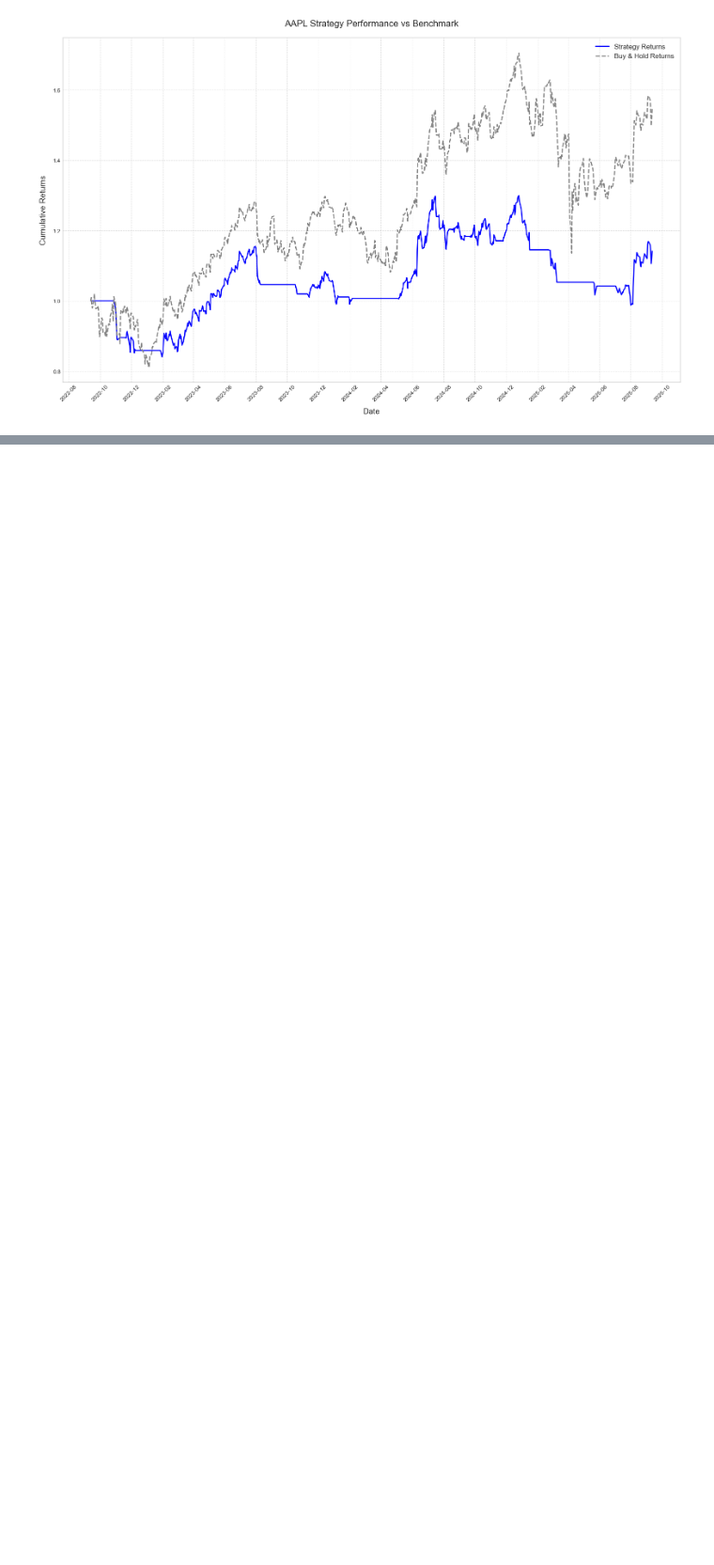
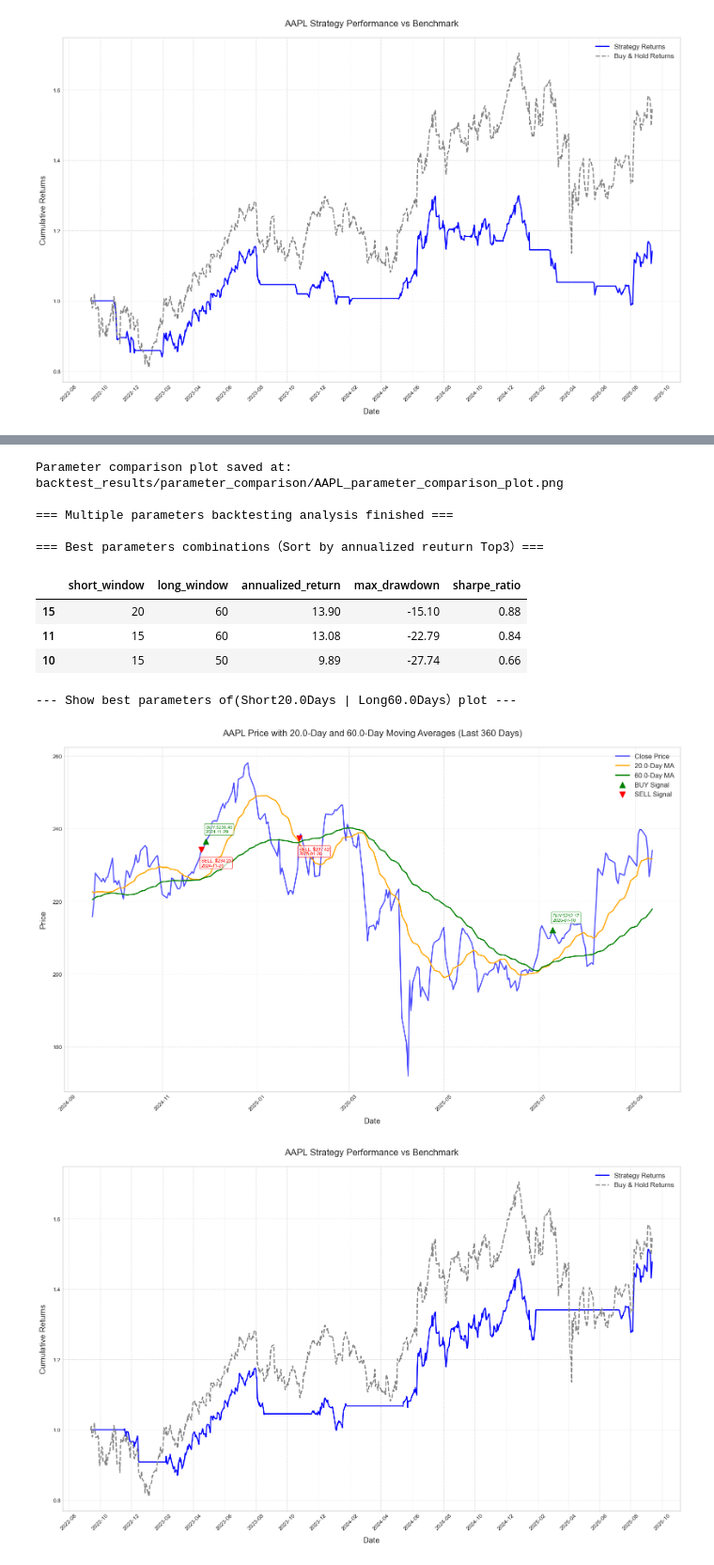
Before and after one commit to Alwyn-Tan/dma-strategy-backend, a Jupyter notebook: dma_strategy_test.ipynb, the cells around one changed output, grey strips where cells are left out. Shown at 94% size. Cells and saved outputs as stored; diff of their text form; code cells hidden in the pictures; blank space fills up the shorter version.

Commit message:
add: multiple parameter analysis

```diff
--- a/dma_strategy_test.ipynb
+++ b/dma_strategy_test.ipynb
@@ -132,8 +132,8 @@ def fetch_stock_data_YH(symbol, start_date=None, end_date=None, period='max',sav
 def calculate_moving_averages(df, short_window=5, long_window=20):
     data = df.copy()
 
-    data['ma_short'] = data['close'].rolling(window=short_window, min_periods=1).mean()
-    data['ma_long'] = data['close'].rolling(window=long_window, min_periods=1).mean()
+    data['ma_short'] = data['close'].rolling(window=int(short_window), min_periods=1).mean()
+    data['ma_long'] = data['close'].rolling(window=int(long_window), min_periods=1).mean()
 
     return data
 
@@ -479,3 +625,37 @@ Latest data with signals:
 | 2025-09-12 | 234.070007 | 234.292001 | 221.001120 | 0 |
 [figure]
 [figure]
+# %%
+SYMBOL = "AAPL"
+LAST_N_DAYS = 360
+INITIAL_CAPITAL = 10000.0
+TRANSACTION_COST=0.001
+TEST_SHORT_WINDOWS = [5, 10, 15, 20]
+TEST_LONG_WINDOWS = [30, 40, 50, 60]
+param_comparison = analyze_multiple_parameters(
+        stock_data=stock_data,
+        symbol=SYMBOL,
+        short_windows=TEST_SHORT_WINDOWS,
+        long_windows=TEST_LONG_WINDOWS,
+        initial_capital=INITIAL_CAPITAL,
+        transaction_cost=TRANSACTION_COST,
+        last_n_days=LAST_N_DAYS,
+        save_individual=True,
+        save_comparison=True
+    )
+print("\n=== Best parameters combinations（Sort by annualized reuturn Top3）===")
+top3_params = param_comparison.nlargest(3, 'annualized_return')[['short_window', 'long_window', 'annualized_return', 'max_drawdown', 'sharpe_ratio']]
+display(top3_params)
+
+
+best_short = top3_params.iloc[0]['short_window']
+best_long = top3_params.iloc[0]['long_window']
+print(f"\n--- Show best parameters of(Short{best_short}Days | Long{best_long}Days）plot ---")
+
+stock_data_with_ma_best = calculate_moving_averages(stock_data, best_short, best_long)
+stock_data_with_signals_best = generate_signals(stock_data_with_ma_best)
+backtest_res_best, _ = backtest(stock_data_with_signals_best, INITIAL_CAPITAL, TRANSACTION_COST)
+
+plot_strategy(stock_data_with_signals_best, SYMBOL, best_short, best_long, LAST_N_DAYS)
+plot_performance(backtest_res_best, SYMBOL)
+# %% [output]
@@ -481,0 +679,12 @@ Latest data with signals:
+Parameter comparison plot saved at: backtest_results/parameter_comparison/AAPL_parameter_comparison_plot.png
+
+=== Multiple parameters backtesting analysis finished ===
+
+=== Best parameters combinations（Sort by annualized reuturn Top3）===
+|  | short_window | long_window | annualized_return | max_drawdown | sharpe_ratio |
+| 15 | 20 | 60 | 13.90 | -15.10 | 0.88 |
+| 11 | 15 | 60 | 13.08 | -22.79 | 0.84 |
+| 10 | 15 | 50 | 9.89 | -27.74 | 0.66 |
+--- Show best parameters of(Short20.0Days | Long60.0Days）plot ---
+[figure, added]
+[figure, added]
```
Also changed, not shown: parts of 5 cells of this notebook.
